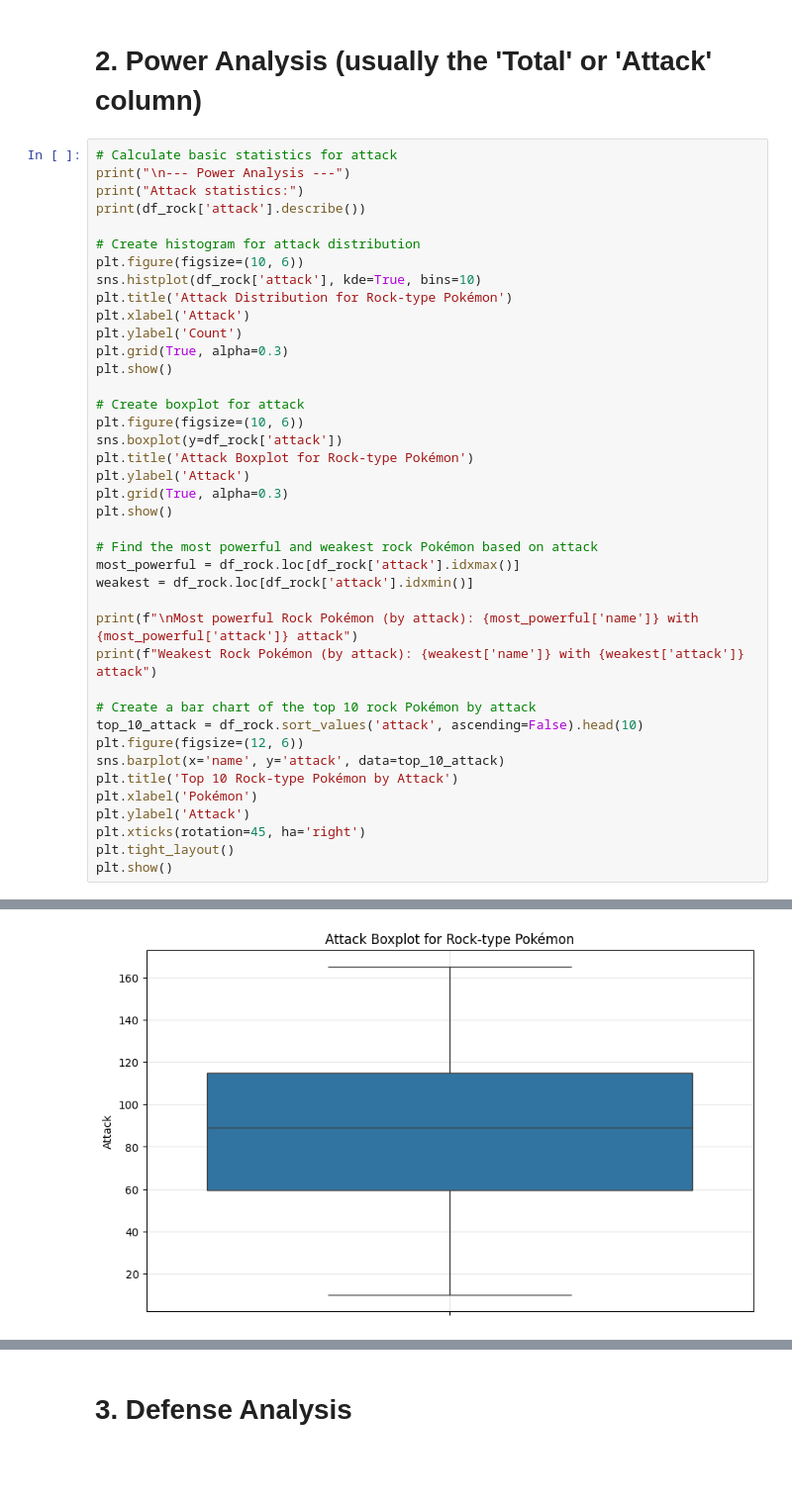
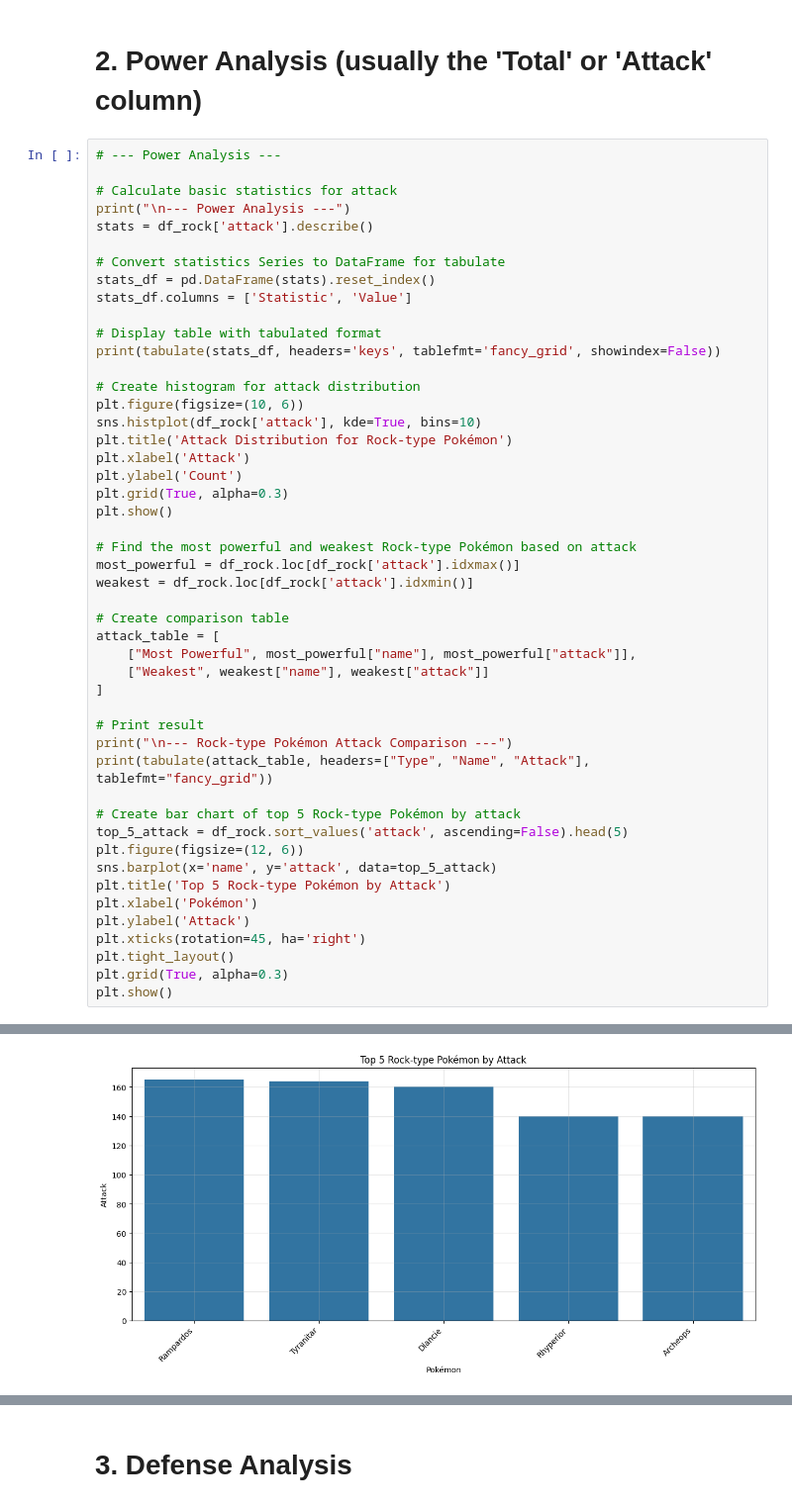
Before and after one commit to driosoft-pro/DataPokemonBattle, a Jupyter notebook: pokemon_battle_rock.ipynb, the cells around one changed output, grey strips where cells are left out. Shown at 99% size. Saved outputs shown, nothing was run; the diff lists cells and outputs as text; blank space fills up the shorter version.

Commit message:
Update data

```diff
--- a/pokemon_battle_rock.ipynb
+++ b/pokemon_battle_rock.ipynb
@@ -53,10 +107,18 @@ Total Rock-type Pokémon: 59
 # %% [markdown]
 # 2. Power Analysis (usually the 'Total' or 'Attack' column)
 # %%
+# --- Power Analysis ---
+
 # Calculate basic statistics for attack
 print("\n--- Power Analysis ---")
-print("Attack statistics:")
-print(df_rock['attack'].describe())
+stats = df_rock['attack'].describe()
+
+# Convert statistics Series to DataFrame for tabulate
+stats_df = pd.DataFrame(stats).reset_index()
+stats_df.columns = ['Statistic', 'Value']
+
+# Display table with tabulated format
+print(tabulate(stats_df, headers='keys', tablefmt='fancy_grid', showindex=False))
 
 # Create histogram for attack distribution
 plt.figure(figsize=(10, 6))
@@ -67,30 +129,30 @@ plt.ylabel('Count')
 plt.grid(True, alpha=0.3)
 plt.show()
 
-# Create boxplot for attack
-plt.figure(figsize=(10, 6))
-sns.boxplot(y=df_rock['attack'])
-plt.title('Attack Boxplot for Rock-type Pokémon')
-plt.ylabel('Attack')
-plt.grid(True, alpha=0.3)
-plt.show()
-
-# Find the most powerful and weakest rock Pokémon based on attack
+# Find the most powerful and weakest Rock-type Pokémon based on attack
 most_powerful = df_rock.loc[df_rock['attack'].idxmax()]
 weakest = df_rock.loc[df_rock['attack'].idxmin()]
 
-print(f"\nMost powerful Rock Pokémon (by attack): {most_powerful['name']} with {most_powerful['attack']} attack")
-print(f"Weakest Rock Pokémon (by attack): {weakest['name']} with {weakest['attack']} attack")
+# Create comparison table
+attack_table = [
+    ["Most Powerful", most_powerful["name"], most_powerful["attack"]],
+    ["Weakest", weakest["name"], weakest["attack"]]
+]
 
-# Create a bar chart of the top 10 rock Pokémon by attack
-top_10_attack = df_rock.sort_values('attack', ascending=False).head(10)
+# Print result
+print("\n--- Rock-type Pokémon Attack Comparison ---")
+print(tabulate(attack_table, headers=["Type", "Name", "Attack"], tablefmt="fancy_grid"))
+
+# Create bar chart of top 5 Rock-type Pokémon by attack
+top_5_attack = df_rock.sort_values('attack', ascending=False).head(5)
 plt.figure(figsize=(12, 6))
-sns.barplot(x='name', y='attack', data=top_10_attack)
-plt.title('Top 10 Rock-type Pokémon by Attack')
+sns.barplot(x='name', y='attack', data=top_5_attack)
+plt.title('Top 5 Rock-type Pokémon by Attack')
 plt.xlabel('Pokémon')
 plt.ylabel('Attack')
 plt.xticks(rotation=45, ha='right')
 plt.tight_layout()
+plt.grid(True, alpha=0.3)
 plt.show()
 # %% [output]
 --- Power Analysis ---
@@ -108 +187 @@ Name: attack, dtype: float64
-[figure, old version]
+[figure, new version]
```
Also changed, not shown: parts of 24 cells of this notebook.
